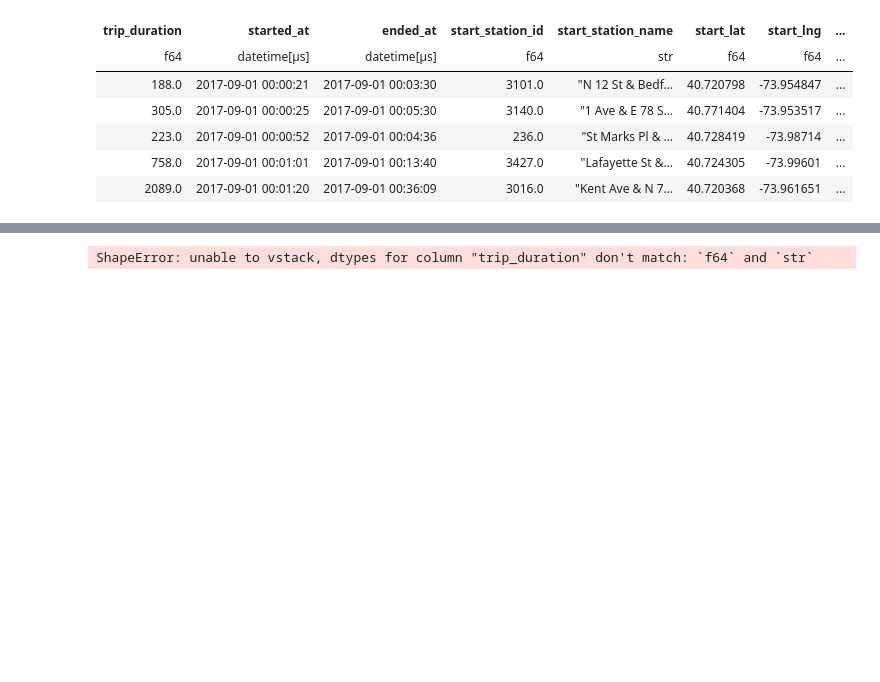
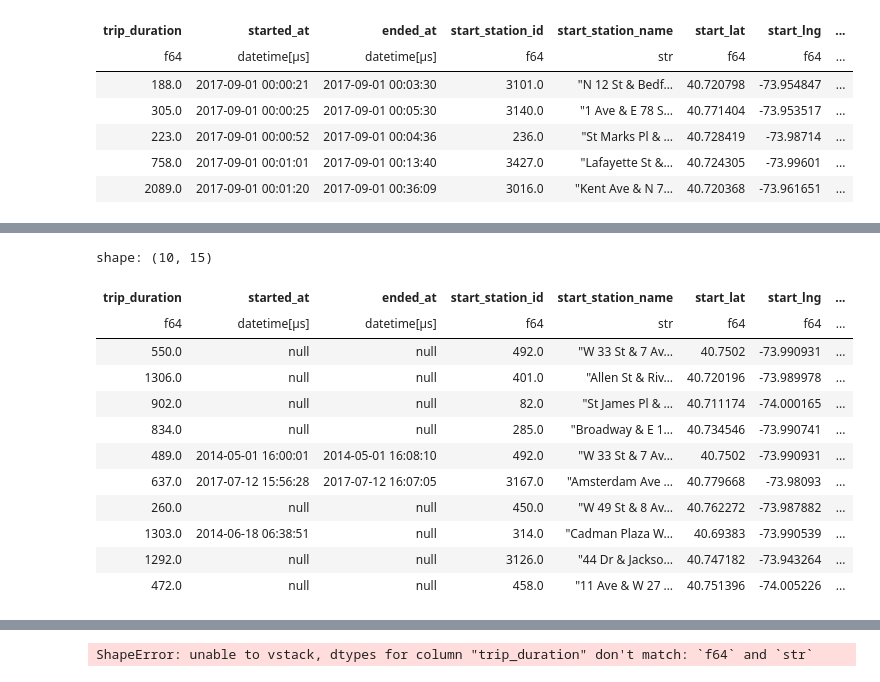
Before and after one commit to sralter/tour_de_city, a Jupyter notebook: 02_combining_datasets.ipynb, the cells around one changed output, grey strips where cells are left out. Cells and saved outputs as stored; diff of their text form; code cells hidden in the pictures; blank space fills up the shorter version.

```diff
--- a/02_combining_datasets.ipynb
+++ b/02_combining_datasets.ipynb
@@ -1472,3 +1493,19 @@ shape: (5, 15)
+# %%
+group2_col_section1.sample(n=10)
+# %% [output]
+shape: (10, 15)
+| trip_duration | started_at | ended_at | start_station_id | start_station_name | start_lat | start_lng | ... |
+| f64 | datetime[μs] | datetime[μs] | f64 | str | f64 | f64 | ... |
+| 550.0 | null | null | 492.0 | "W 33 St & 7 Av… | 40.7502 | -73.990931 | ... |
+| 1306.0 | null | null | 401.0 | "Allen St & Riv… | 40.720196 | -73.989978 | ... |
+| 902.0 | null | null | 82.0 | "St James Pl & … | 40.711174 | -74.000165 | ... |
+| 834.0 | null | null | 285.0 | "Broadway & E 1… | 40.734546 | -73.990741 | ... |
+| 489.0 | 2014-05-01 16:00:01 | 2014-05-01 16:08:10 | 492.0 | "W 33 St & 7 Av… | 40.7502 | -73.990931 | ... |
+| 637.0 | 2017-07-12 15:56:28 | 2017-07-12 16:07:05 | 3167.0 | "Amsterdam Ave … | 40.779668 | -73.98093 | ... |
+| 260.0 | null | null | 450.0 | "W 49 St & 8 Av… | 40.762272 | -73.987882 | ... |
+| 1303.0 | 2014-06-18 06:38:51 | null | 314.0 | "Cadman Plaza W… | 40.69383 | -73.990539 | ... |
+| 1292.0 | null | null | 3126.0 | "44 Dr & Jackso… | 40.747182 | -73.943264 | ... |
+| 472.0 | null | null | 458.0 | "11 Ave & W 27 … | 40.751396 | -74.005226 | ... |
 # %%
 # remove column name overwrite protection
 group2_col_section2=group2_col_section2.select([
```
Also changed, not shown: parts of 14 cells of this notebook.
